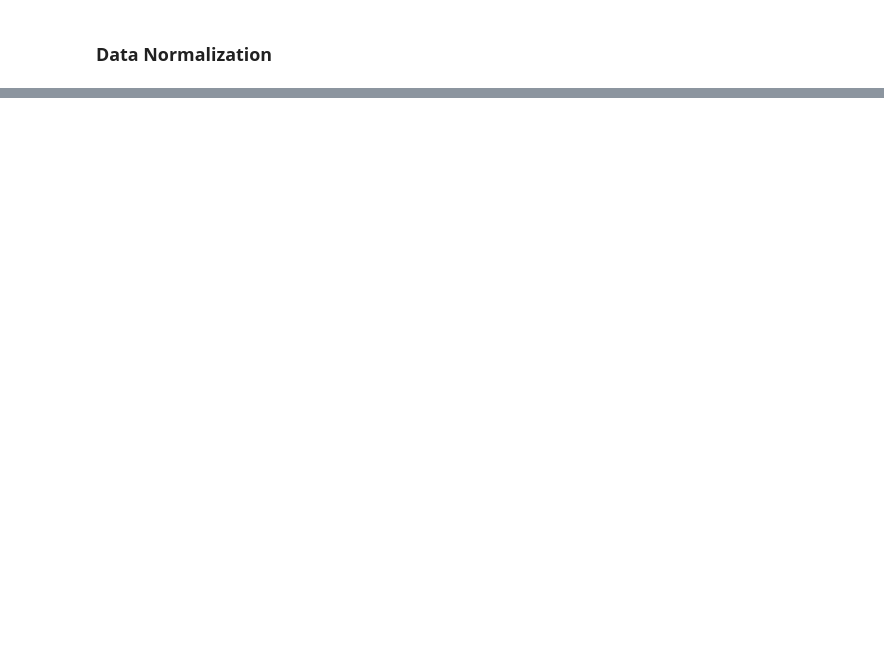
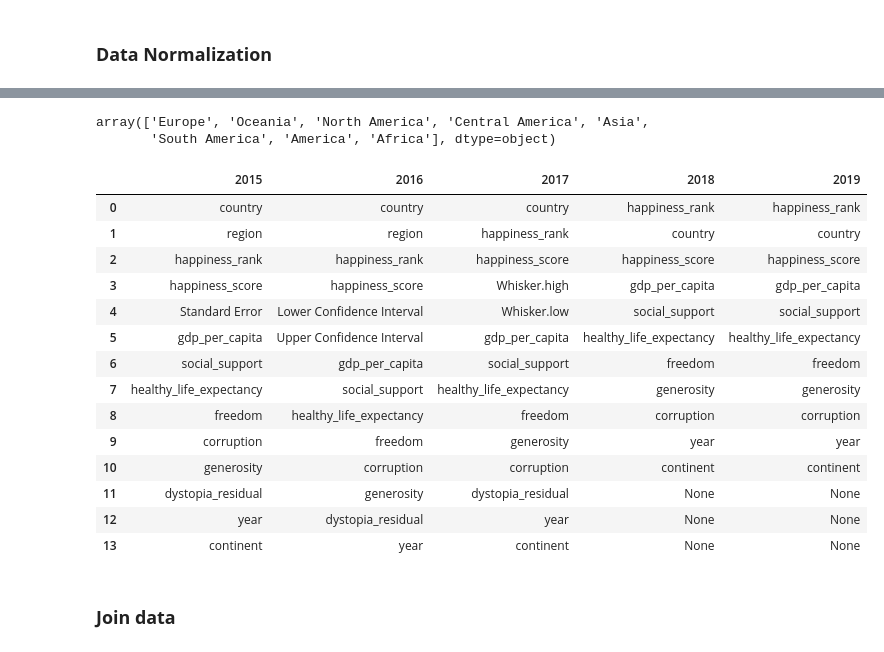
Before and after one commit to KevinMG1601/workshop_3, a Jupyter notebook: notebooks/01_eda.ipynb, the cells around one changed output, grey strips where cells are left out. Saved outputs shown, nothing was run; the diff lists cells and outputs as text; code cells hidden in the pictures; blank space fills up the shorter version.

```diff
--- a/notebooks/01_eda.ipynb
+++ b/notebooks/01_eda.ipynb
@@ -14,11 +18,11 @@ from utils.eda import comparation
 # %% [markdown]
 ### **Read And View Data**
 # %%
-df_1 = pd.read_csv('../data/2015.csv')
-df_2 = pd.read_csv('../data/2016.csv')
-df_3 = pd.read_csv('../data/2017.csv')
-df_4 = pd.read_csv('../data/2018.csv')
-df_5 = pd.read_csv('../data/2019.csv')
+df_1 = pd.read_csv('../data/raw/2015.csv')
+df_2 = pd.read_csv('../data/raw/2016.csv')
+df_3 = pd.read_csv('../data/raw/2017.csv')
+df_4 = pd.read_csv('../data/raw/2018.csv')
+df_5 = pd.read_csv('../data/raw/2019.csv')
 # %% [markdown]
 ### 2015
 # %%
@@ -60,13 +201,13 @@ years_comparation.head()
 # %%
 files = {
-    "2015": "../data/2015.csv",
-    "2016": "../data/2016.csv",
-    "2017": "../data/2017.csv",
-    "2018": "../data/2018.csv",
-    "2019": "../data/2019.csv"
+    "2015": df_1,
+    "2016": df_2,
+    "2017": df_3,
+    "2018": df_4,
+    "2019": df_5
 }
 
-columns_dict = {year: pd.read_csv(file).columns.tolist() for year, file in files.items()}
+columns_dict = {year: df.columns.tolist() for year, df in files.items()}
 columns_df = pd.DataFrame.from_dict(columns_dict, orient="index").transpose()
 
 columns_df.head(13)
@@ -74,0 +269,7 @@ columns_df.head(13)
+# %%
+dfs_to_rename = {}
+
+for years, df in files.items():
+    df.rename(columns=column_normalization, inplace=True)
+    df['year'] = years
+    dfs_to_rename[years] = df
@@ -74,0 +295,28 @@ columns_df.head(13)
+# %%
+dfs_to_rename["2019"]["continent"].unique()
+# %% [output]
+array(['Europe', 'Oceania', 'North America', 'Central America', 'Asia',
+       'South America', 'America', 'Africa'], dtype=object)
+# %%
+columns_dict = {year: df.columns.tolist() for year, df in dfs_to_rename.items()}
+columns_df = pd.DataFrame.from_dict(columns_dict, orient="index").transpose()
+
+columns_df.head(14)
+# %% [output]
+|  | 2015 | 2016 | 2017 | 2018 | 2019 |
+| 0 | country | country | country | happiness_rank | happiness_rank |
+| 1 | region | region | happiness_rank | country | country |
+| 2 | happiness_rank | happiness_rank | happiness_score | happiness_score | happiness_score |
+| 3 | happiness_score | happiness_score | Whisker.high | gdp_per_capita | gdp_per_capita |
+| 4 | Standard Error | Lower Confidence Interval | Whisker.low | social_support | social_support |
+| 5 | gdp_per_capita | Upper Confidence Interval | gdp_per_capita | healthy_life_expectancy | healthy_life_expectancy |
+| 6 | social_support | gdp_per_capita | social_support | freedom | freedom |
+| 7 | healthy_life_expectancy | social_support | healthy_life_expectancy | generosity | generosity |
+| 8 | freedom | healthy_life_expectancy | freedom | corruption | corruption |
+| 9 | corruption | freedom | generosity | year | year |
+| 10 | generosity | corruption | corruption | continent | continent |
+| 11 | dystopia_residual | generosity | dystopia_residual | None | None |
+| 12 | year | dystopia_residual | year | None | None |
+| 13 | continent | year | continent | None | None |
+# %% [markdown]
+### **Join data**
```
Also changed, not shown: parts of 33 cells of this notebook, 16 other files.
